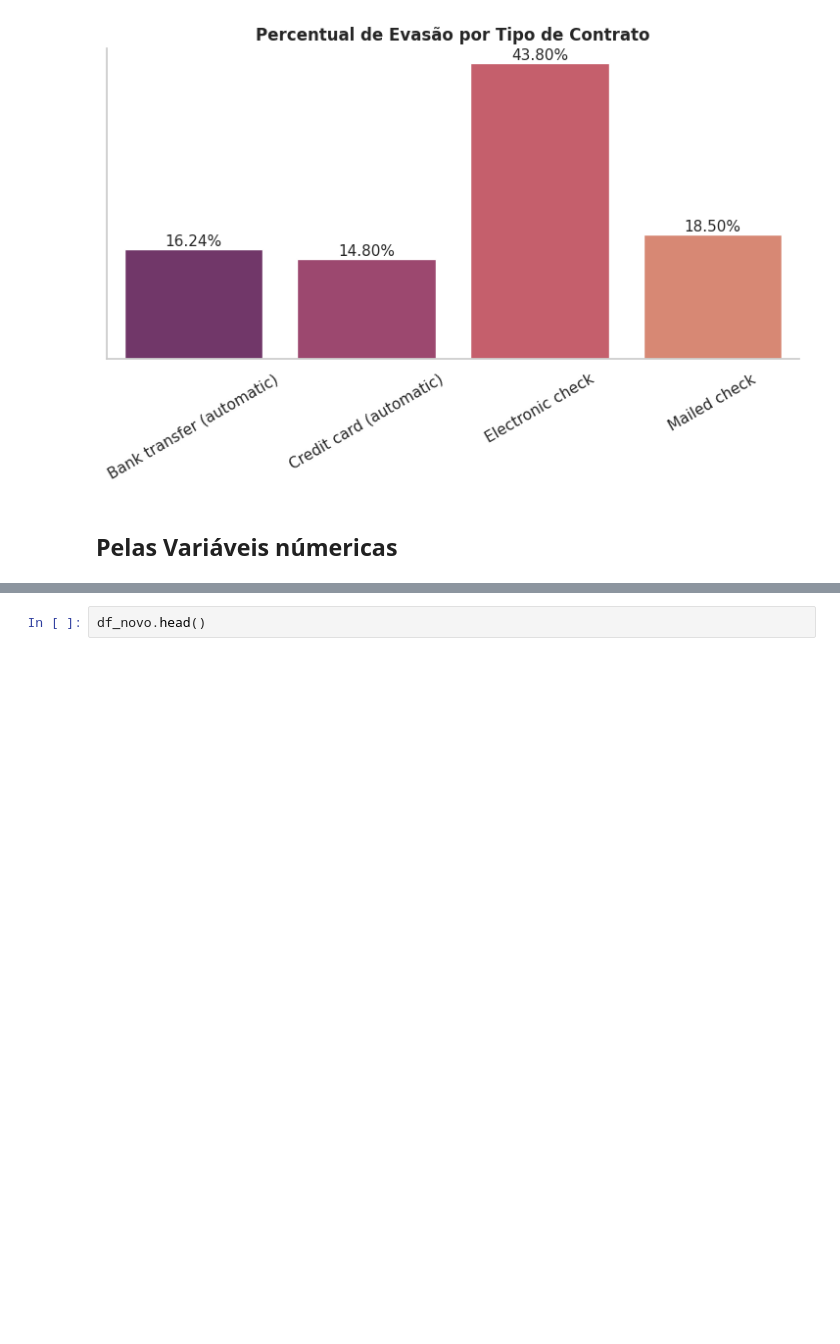
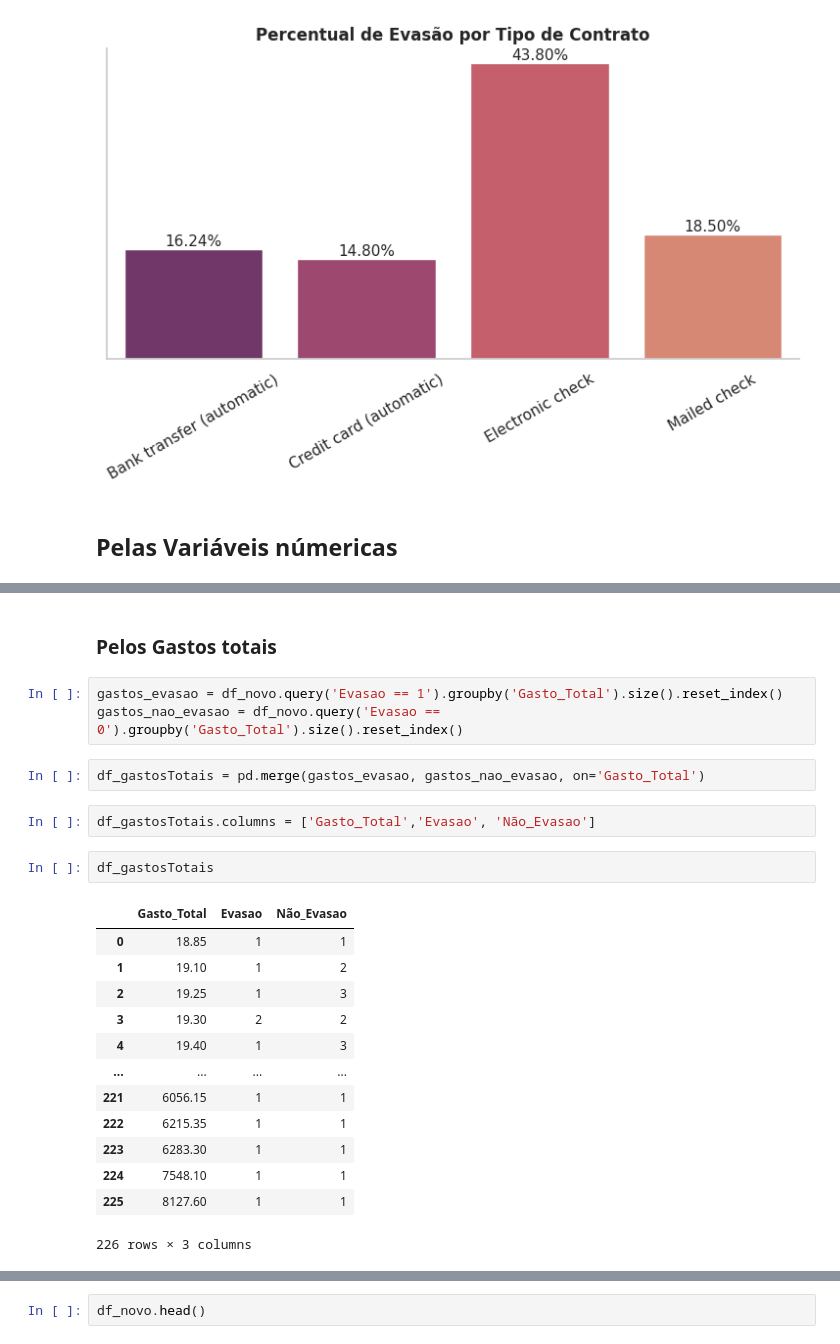
Before and after one commit to Enoque12/Analise_TelecomX_Challenge2, a Jupyter notebook: TelecomX_BR.ipynb, the cells around one changed output, grey strips where cells are left out. Cells and saved outputs as stored; diff of their text form; blank space fills up the shorter version.

```diff
--- a/TelecomX_BR.ipynb
+++ b/TelecomX_BR.ipynb
@@ -838,0 +889,25 @@ pd.crosstab(df_novo['Gasto_Total'], df_novo['Evasao'])
+# %% [markdown]
+### Pelos Gastos totais
+# %%
+gastos_evasao = df_novo.query('Evasao == 1').groupby('Gasto_Total').size().reset_index()
+gastos_nao_evasao = df_novo.query('Evasao == 0').groupby('Gasto_Total').size().reset_index()
+# %%
+df_gastosTotais = pd.merge(gastos_evasao, gastos_nao_evasao, on='Gasto_Total')
+# %%
+df_gastosTotais.columns = ['Gasto_Total','Evasao', 'Não_Evasao']
+# %%
+df_gastosTotais
+# %% [output]
+|  | Gasto_Total | Evasao | Não_Evasao |
+| 0 | 18.85 | 1 | 1 |
+| 1 | 19.10 | 1 | 2 |
+| 2 | 19.25 | 1 | 3 |
+| 3 | 19.30 | 2 | 2 |
+| 4 | 19.40 | 1 | 3 |
+| ... | ... | ... | ... |
+| 221 | 6056.15 | 1 | 1 |
+| 222 | 6215.35 | 1 | 1 |
+| 223 | 6283.30 | 1 | 1 |
+| 224 | 7548.10 | 1 | 1 |
+| 225 | 8127.60 | 1 | 1 |
+226 rows × 3 columns
```
Also changed, not shown: parts of 20 cells of this notebook.
